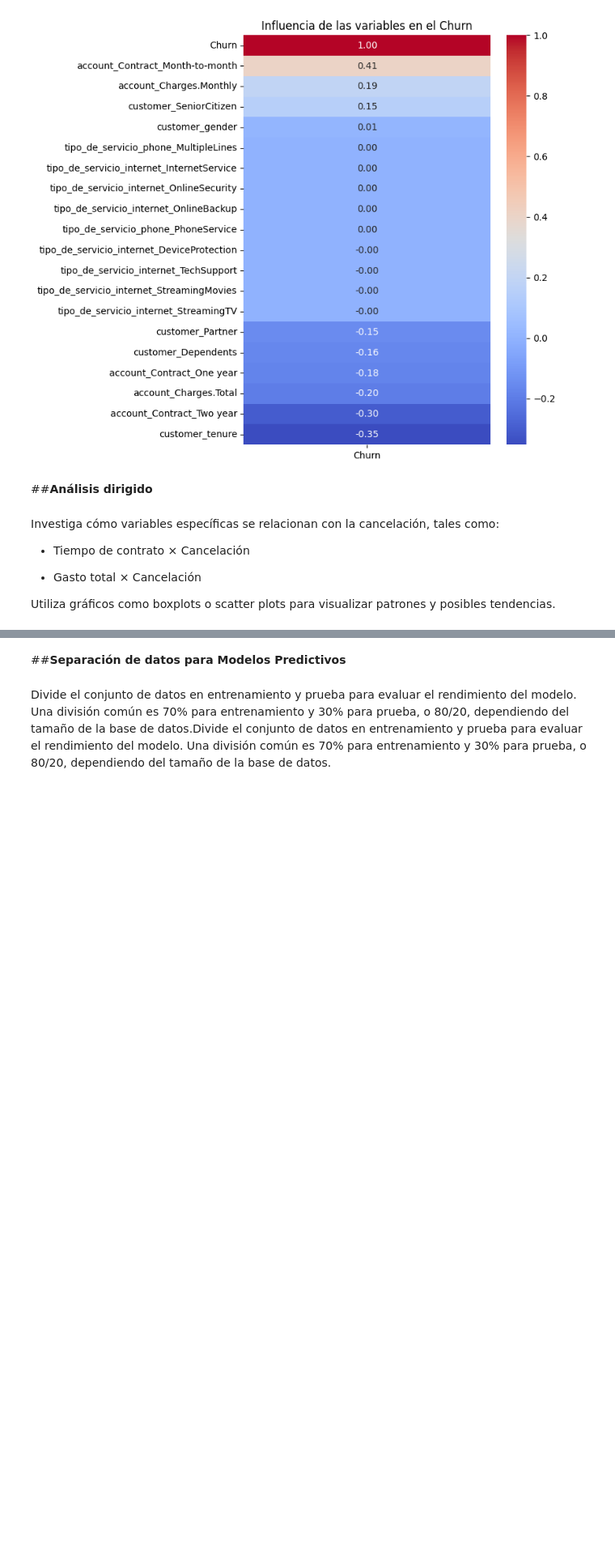
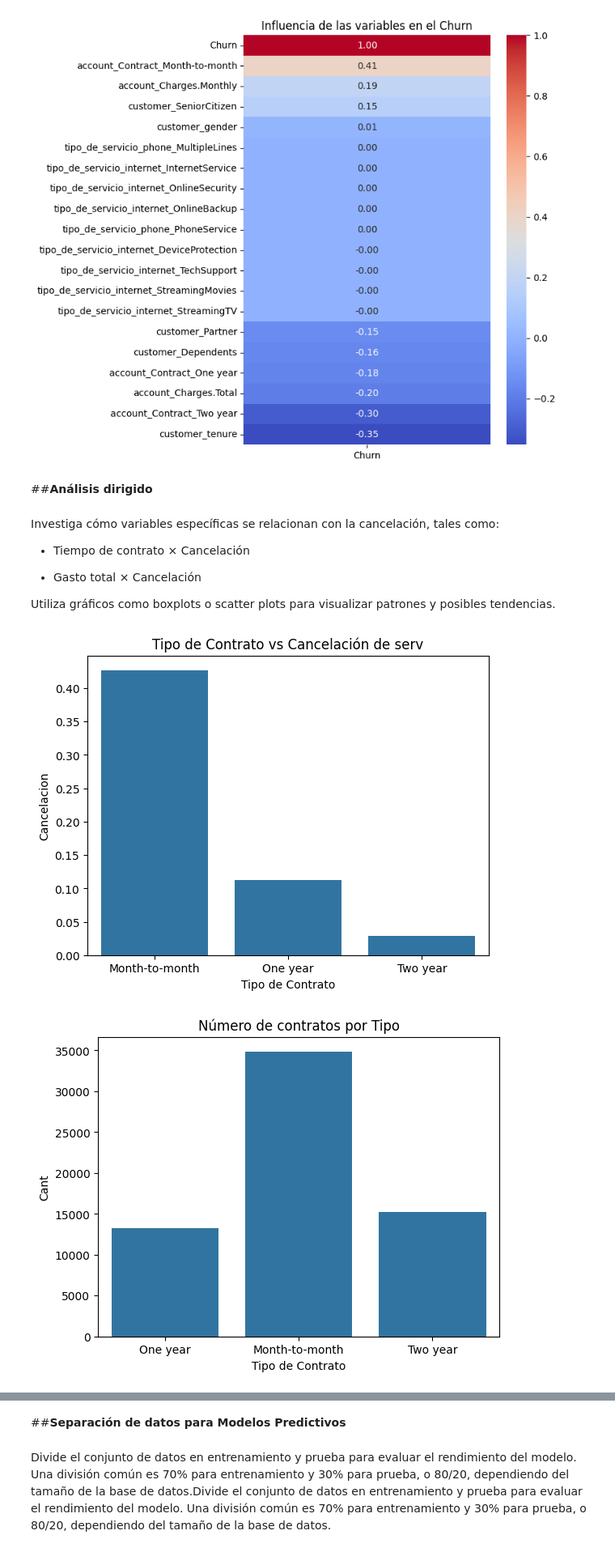
Before and after one commit to Nore-gibhub/Challenge3_TelecomX_part2, a Jupyter notebook: challenge3.ipynb, the cells around one changed output, grey strips where cells are left out. Shown at 81% size. Cells and saved outputs as stored; diff of their text form; code cells hidden in the pictures; blank space fills up the shorter version.

```diff
--- a/challenge3.ipynb
+++ b/challenge3.ipynb
@@ -262,3 +262,21 @@ Investiga cómo variables específicas se relacionan con la cancelación, tales
 *  Gasto total × Cancelación
 
 Utiliza gráficos como boxplots o scatter plots para visualizar patrones y posibles tendencias.
+# %%
+#Tipo de Contrato x Cancelación
+
+avg_Churn = df_datos.groupby('account_Contract')['Churn'].mean().reset_index()
+sns.barplot(x='account_Contract',y='Churn',data=avg_Churn)
+plt.title('Tipo de Contrato vs Cancelación de serv')
+plt.xlabel('Tipo de Contrato')
+plt.ylabel('Cancelacion')
+plt.show()
+
+sns.countplot(data=df_datos, x='account_Contract')
+plt.title('Número de contratos por Tipo')
+plt.xlabel('Tipo de Contrato')
+plt.ylabel('Cant')
+plt.show()
+# %% [output]
+[figure, added]
+[figure, added]
```
Also changed, not shown: parts of 2 cells of this notebook.
